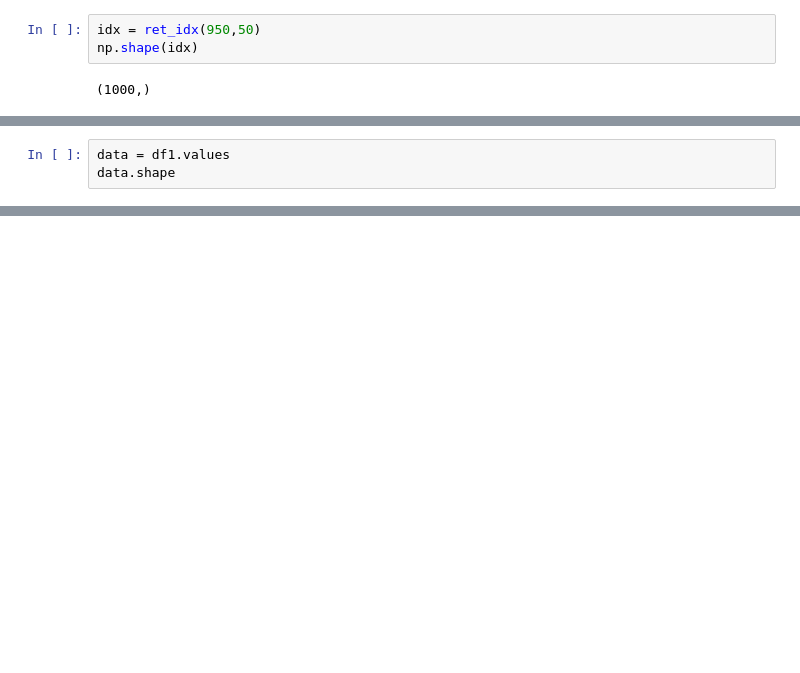
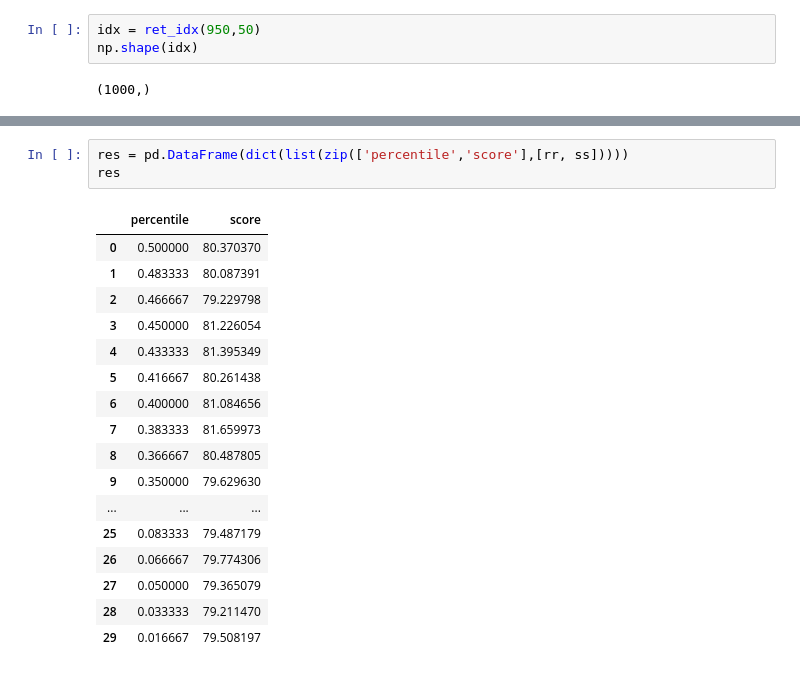
Before and after one commit to dsdata2000/pandas-data-structure-I, a Jupyter notebook: 22_Ratio-default-nondefault-on-metrics-score.ipynb, the cells around one changed output, grey strips where cells are left out. Drawn from its saved outputs; the diff is of its cells as text; blank space fills up the shorter version.

```diff
--- a/22_Ratio-default-nondefault-on-metrics-score.ipynb
+++ b/22_Ratio-default-nondefault-on-metrics-score.ipynb
@@ -121,3 +84,0 @@ cols
-# %%
-data = df1.values
-data.shape
@@ -181,0 +149,21 @@ Now decreasing =>>
+# %%
+res = pd.DataFrame(dict(list(zip(['percentile','score'],[rr, ss]))))
+res
+# %% [output]
+|  | percentile | score |
+| 0 | 0.500000 | 80.370370 |
+| 1 | 0.483333 | 80.087391 |
+| 2 | 0.466667 | 79.229798 |
+| 3 | 0.450000 | 81.226054 |
+| 4 | 0.433333 | 81.395349 |
+| 5 | 0.416667 | 80.261438 |
+| 6 | 0.400000 | 81.084656 |
+| 7 | 0.383333 | 81.659973 |
+| 8 | 0.366667 | 80.487805 |
+| 9 | 0.350000 | 79.629630 |
+| ... | ... | ... |
+| 25 | 0.083333 | 79.487179 |
+| 26 | 0.066667 | 79.774306 |
+| 27 | 0.050000 | 79.365079 |
+| 28 | 0.033333 | 79.211470 |
+| 29 | 0.016667 | 79.508197 |
```
Also changed, not shown: parts of 31 cells of this notebook.
